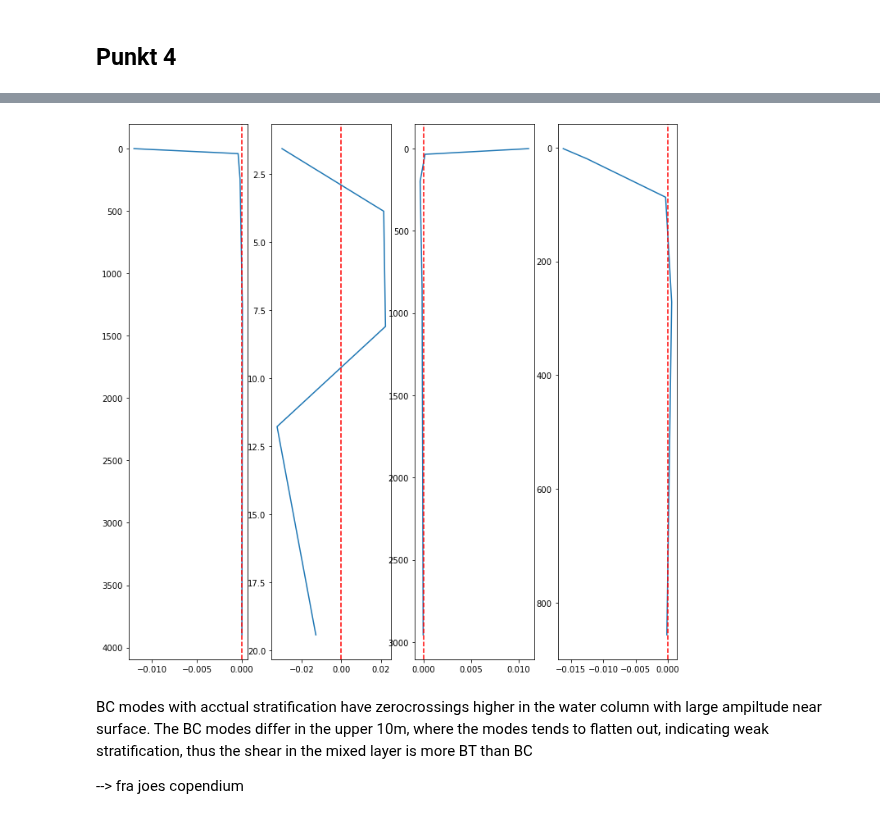
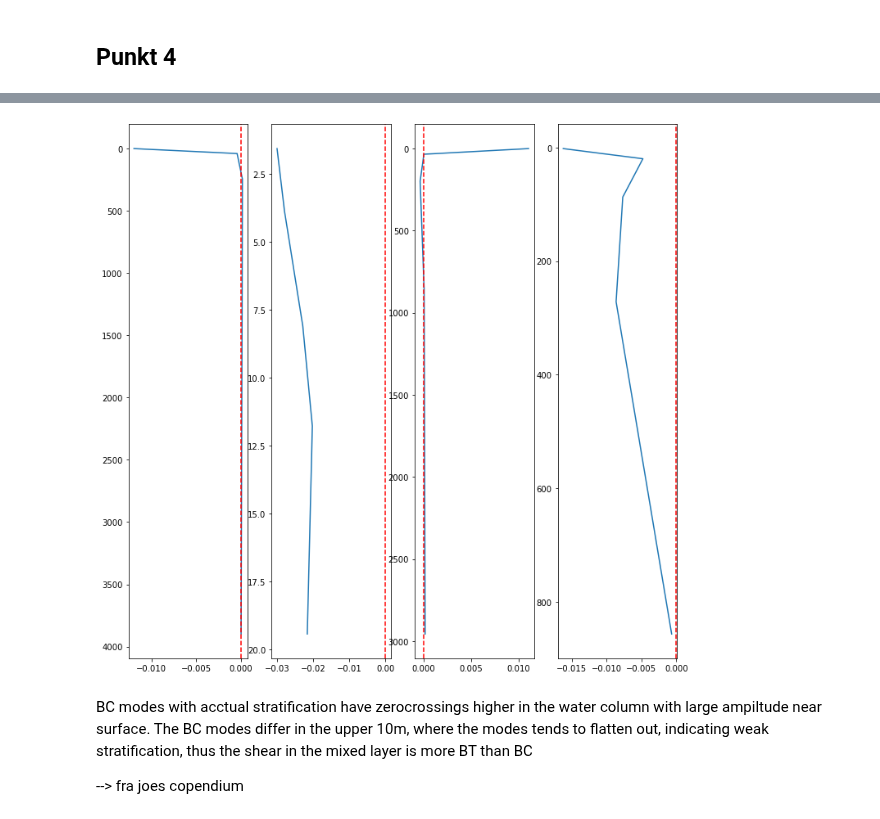
Before and after one commit to kaje2301/Master_2022, a Jupyter notebook: PCz_calculation_II.ipynb, the cells around one changed output, grey strips where cells are left out. Saved outputs shown, nothing was run; the diff lists cells and outputs as text; code cells hidden in the pictures.

```diff
--- a/PCz_calculation_II.ipynb
+++ b/PCz_calculation_II.ipynb
@@ -133,16 +136,7 @@ array([1.5558553e+00, 3.5740204e+01, 1.9978996e+02, 8.5667896e+02,
 # %%
 dyp = u.isel(x=x_p, y=y_p, depth = indexer)
 
-cov_p = np.cov(dyp.T, bias=True) # uten .T ble den en 73x73 matrise
+cov_p = np.cov(dyp.T, bias=True) # .T for at den skal velge hver rekke (aka 5) som varaibler
 values, vectors = np.linalg.eig(cov_p)
 order = values.argsort()[::-1]
-values, vectors = values[order], vectors[order, :] #før: vectors[:, order] --> endret: vectors[order, :]
-
-print(cov_p.shape)
-print(cov_p)
-print('------------------------------------------------------')
-print(values[0])
-print('------------------------------------------------------')
-print(values[1])
-print('------------------------------------------------------')
-print(vectors[0])
+values, vectors = values[order], vectors[:, order]
@@ -200,15 +160,6 @@ print(dyp2.shape)
 cov_p2 = np.cov(dyp2.T, bias=True) # uten .T ble den en 73x73 matrise
 values2, vectors2 = np.linalg.eig(cov_p2)
 order2 = values2.argsort()[::-1]
-values2, vectors2 = values2[order2], vectors2[order2, :]
-
-print(cov_p2.shape)
-print(cov_p2)
-print('------------------------------------------------------')
-print(values2[0])
-print('------------------------------------------------------')
-print(values2[1])
-print('------------------------------------------------------')
-print(vectors2[0])
+values2, vectors2 = values2[order2], vectors2[:, order2]
 # %% [output]
 (73, 5)
@@ -252,15 +182,6 @@ print(dyp3.shape)
 cov_p3 = np.cov(dyp3.T, bias=True) # uten .T ble den en 73x73 matrise
 values3, vectors3 = np.linalg.eig(cov_p3)
 order3 = values3.argsort()[::-1]
-values3, vectors3 = values3[order3], vectors3[order3, :]
-
-print(cov_p3.shape)
-print(cov_p3)
-print('------------------------------------------------------')
-print(values3[0])
-print('------------------------------------------------------')
-print(values3[1])
-print('------------------------------------------------------')
-print(vectors3[0])
+values3, vectors3 = values3[order3], vectors3[:, order3]
 # %% [output]
 (73, 5)
@@ -309,4 +203,4 @@ dyp4 = u.isel(x=x_p4, y=y_p4, depth = indexer) # -1 pga d=0 og vi vil en opp der
 cov_p4 = np.cov(dyp4.T, bias=True) # uten .T ble den en 73x73 matrise
 values4, vectors4 = np.linalg.eig(cov_p4)
 order4 = values4.argsort()[::-1]
-values4, vectors4 = values4[order4], vectors4[order4, :]
+values4, vectors4 = values4[order4], vectors4[:, order4]
@@ -322,23 +207,23 @@ ax.invert_yaxis()
 # %%
 fig, (ax1,ax2,ax3, ax4) = plt.subplots(1,4,figsize = (12,12))
 
-ax1.plot(vectors3[0]*np.sqrt(values3[0]),dyp3.depth)
+ax1.plot(vectors3[:,0]*np.sqrt(values3[0]),dyp3.depth)
 ax1.axvline(0, color='r', linestyle = '--')
 ax1.invert_yaxis()
 
-ax2.plot(vectors2[0]*np.sqrt(values2[0]),dyp2.depth)
+ax2.plot(vectors2[:,0]*np.sqrt(values2[0]),dyp2.depth)
 ax2.axvline(0, color='r', linestyle = '--')
 ax2.invert_yaxis()
 
-ax3.plot(vectors[0]*np.sqrt(values[0]),dyp.depth)
+ax3.plot(vectors[:,0]*np.sqrt(values[0]),dyp.depth)
 ax3.axvline(0, color='r', linestyle = '--')
 ax3.invert_yaxis()
 
-ax4.plot(vectors4[0]*np.sqrt(values4[0]),dyp4.depth)
+ax4.plot(vectors4[:,0]*np.sqrt(values4[0]),dyp4.depth)
 ax4.axvline(0, color='r', linestyle = '--')
 ax4.invert_yaxis()
 # %% [output]
-[figure, old version]
+[figure, new version]
 # %% [markdown]
  BC modes with acctual stratification have zerocrossings higher in the water column with large ampiltude near surface. The BC modes differ in the upper 10m, where the modes tends to flatten out, indicating weak stratification, thus the shear in the mixed layer is more BT than BC
 
```
Also changed, not shown: parts of 13 cells of this notebook, 5 other files.
